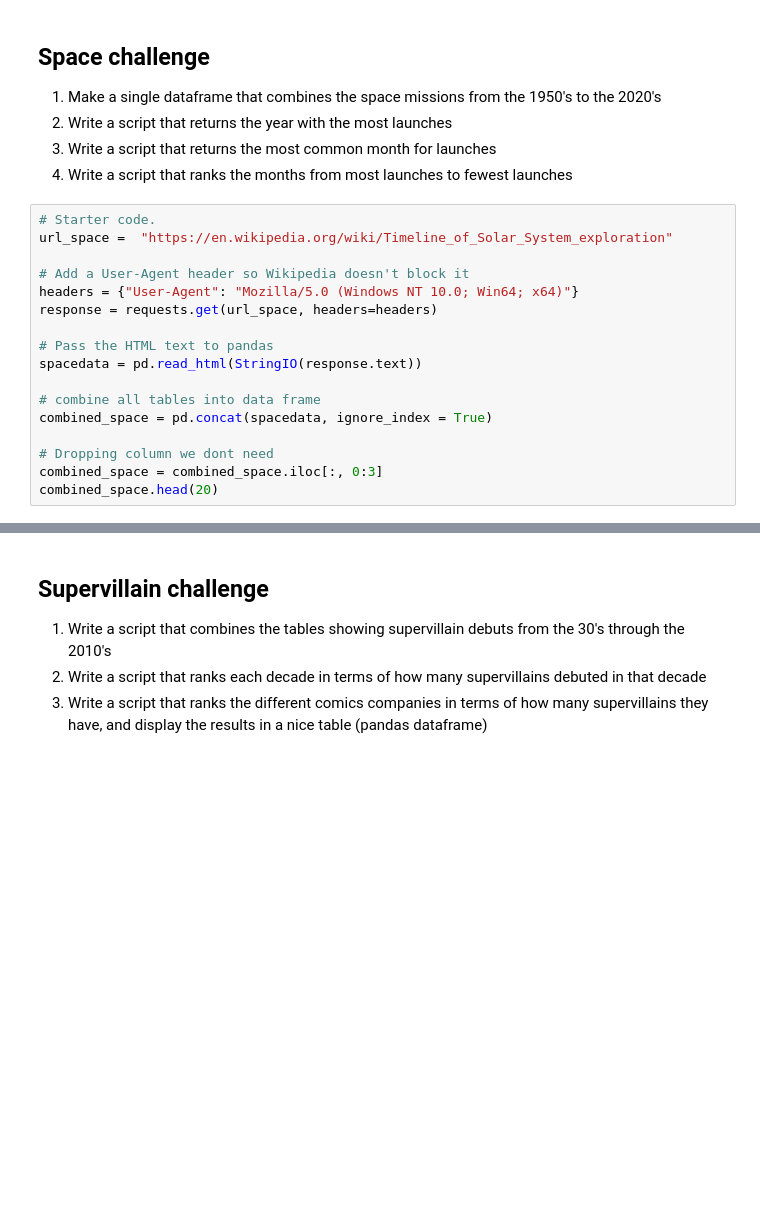
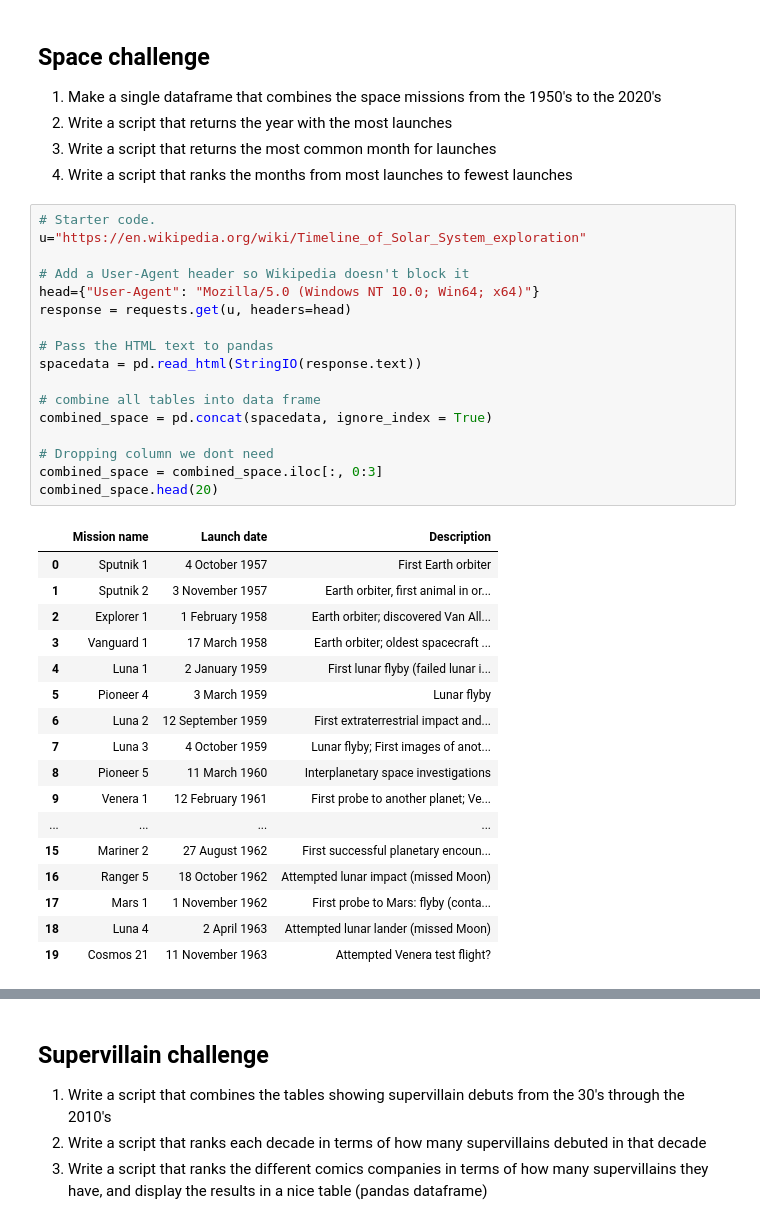
Before and after one commit to christianhoexbro/CUDA_Class, a Jupyter notebook: Class_4_Exercises.ipynb, the cells around one changed output, grey strips where cells are left out. Drawn from its saved outputs; the diff is of its cells as text; blank space fills up the shorter version.

```diff
--- a/Class_4_Exercises.ipynb
+++ b/Class_4_Exercises.ipynb
@@ -428,20 +469,38 @@ combined_singles[combined_singles["Year"] == 2017][["Artist", "Single"]]
 4. Write a script that ranks the months from most launches to fewest launches
 # %%
 # Starter code.
-url_space =  "https://en.wikipedia.org/wiki/Timeline_of_Solar_System_exploration"
+u="https://en.wikipedia.org/wiki/Timeline_of_Solar_System_exploration"
 
 # Add a User-Agent header so Wikipedia doesn't block it
-headers = {"User-Agent": "Mozilla/5.0 (Windows NT 10.0; Win64; x64)"}
-response = requests.get(url_space, headers=headers)
+head={"User-Agent": "Mozilla/5.0 (Windows NT 10.0; Win64; x64)"}
+response = requests.get(u, headers=head)
 
 # Pass the HTML text to pandas
 spacedata = pd.read_html(StringIO(response.text))
 
 # combine all tables into data frame
 combined_space = pd.concat(spacedata, ignore_index = True)
 
 # Dropping column we dont need
 combined_space = combined_space.iloc[:, 0:3]
 combined_space.head(20)
+# %% [output]
+|  | Mission name | Launch date | Description |
+| 0 | Sputnik 1 | 4 October 1957 | First Earth orbiter |
+| 1 | Sputnik 2 | 3 November 1957 | Earth orbiter, first animal in or... |
+| 2 | Explorer 1 | 1 February 1958 | Earth orbiter; discovered Van All... |
+| 3 | Vanguard 1 | 17 March 1958 | Earth orbiter; oldest spacecraft ... |
+| 4 | Luna 1 | 2 January 1959 | First lunar flyby (failed lunar i... |
+| 5 | Pioneer 4 | 3 March 1959 | Lunar flyby |
+| 6 | Luna 2 | 12 September 1959 | First extraterrestrial impact and... |
+| 7 | Luna 3 | 4 October 1959 | Lunar flyby; First images of anot... |
+| 8 | Pioneer 5 | 11 March 1960 | Interplanetary space investigations |
+| 9 | Venera 1 | 12 February 1961 | First probe to another planet; Ve... |
+| ... | ... | ... | ... |
+| 15 | Mariner 2 | 27 August 1962 | First successful planetary encoun... |
+| 16 | Ranger 5 | 18 October 1962 | Attempted lunar impact (missed Moon) |
+| 17 | Mars 1 | 1 November 1962 | First probe to Mars: flyby (conta... |
+| 18 | Luna 4 | 2 April 1963 | Attempted lunar lander (missed Moon) |
+| 19 | Cosmos 21 | 11 November 1963 | Attempted Venera test flight? |
 # %%
 ## The year with the most launches
```
Also changed, not shown: parts of 23 cells of this notebook, 2 other files.
